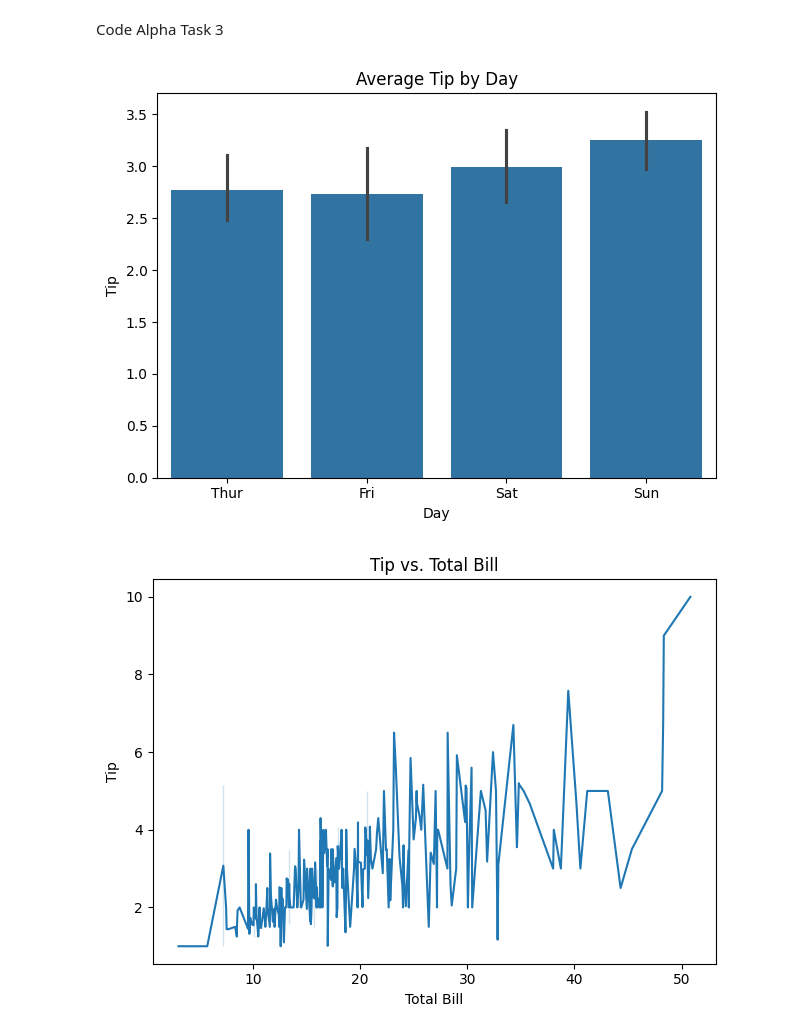
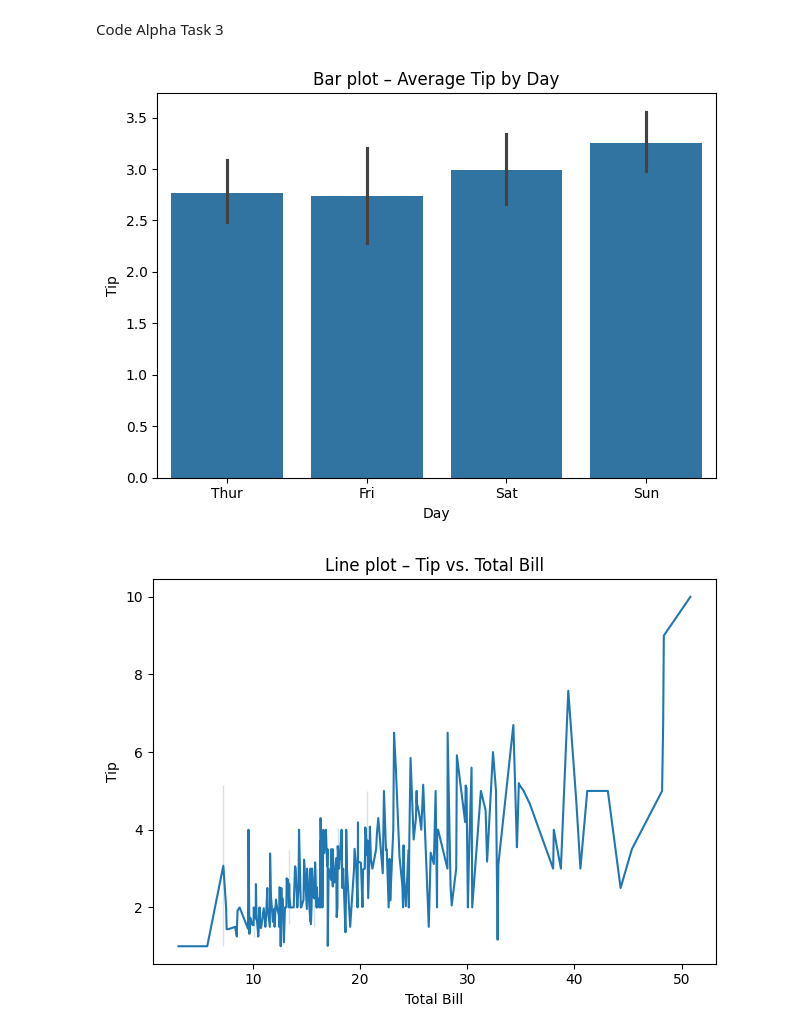
Before and after one commit to mrinmoy312/CodeAlpha_Visualization, a Jupyter notebook: tips_visualization.pdf.ipynb, the cells around one changed output. Drawn from its saved outputs; the diff is of its cells as text; code cells hidden in the pictures.

```diff
--- a/tips_visualization.pdf.ipynb
+++ b/tips_visualization.pdf.ipynb
@@ -10,37 +10,37 @@ import matplotlib.pyplot as plt
 
 df = sns.load_dataset("tips")
 
 sns.barplot(x="day", y="tip", data=df)
-plt.title("Average Tip by Day")
+plt.title("Bar plot – Average Tip by Day")
 plt.xlabel("Day")
 plt.ylabel("Tip")
 plt.tight_layout()
 plt.show()
 
 sns.lineplot(x="total_bill", y="tip", data=df)
-plt.title("Tip vs. Total Bill")
+plt.title("Line plot – Tip vs. Total Bill")
 plt.xlabel("Total Bill")
 plt.ylabel("Tip")
 plt.tight_layout()
 plt.show()
 
 df["sex"].value_counts().plot.pie(autopct="%1.1f%%", startangle=90)
-plt.title("Gender Distribution")
+plt.title("Pie chart – Gender Distribution")
 plt.ylabel("")
 plt.tight_layout()
 plt.show()
 
 sns.heatmap(df.corr(numeric_only=True), annot=True, cmap="coolwarm")
-plt.title("Correlation Heatmap")
+plt.title("Heatmap – Correlation Heatmap")
 plt.tight_layout()
 plt.show()
 
 sns.boxplot(x="sex", y="tip", data=df)
-plt.title("Tip Distribution by Gender")
+plt.title("Box plot – Tip Distribution by Gender")
 plt.xlabel("Gender")
 plt.ylabel("Tip")
 plt.tight_layout()
 plt.show()
 # %% [output]
-[figure, old version]
+[figure, new version]
-[figure, old version]
+[figure, new version]
```
Also changed, not shown: parts of 2 cells of this notebook.
